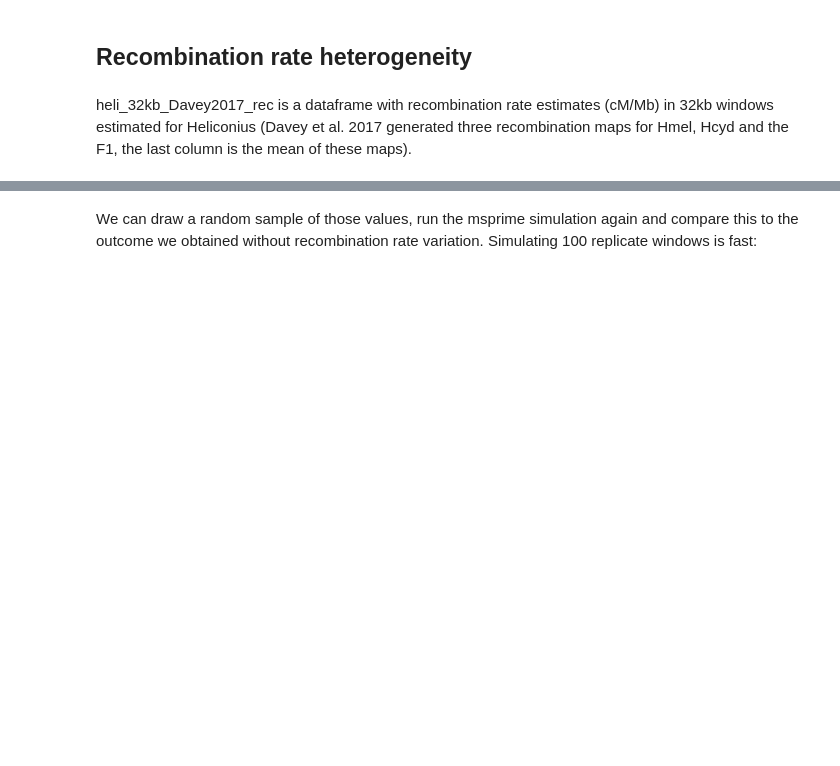
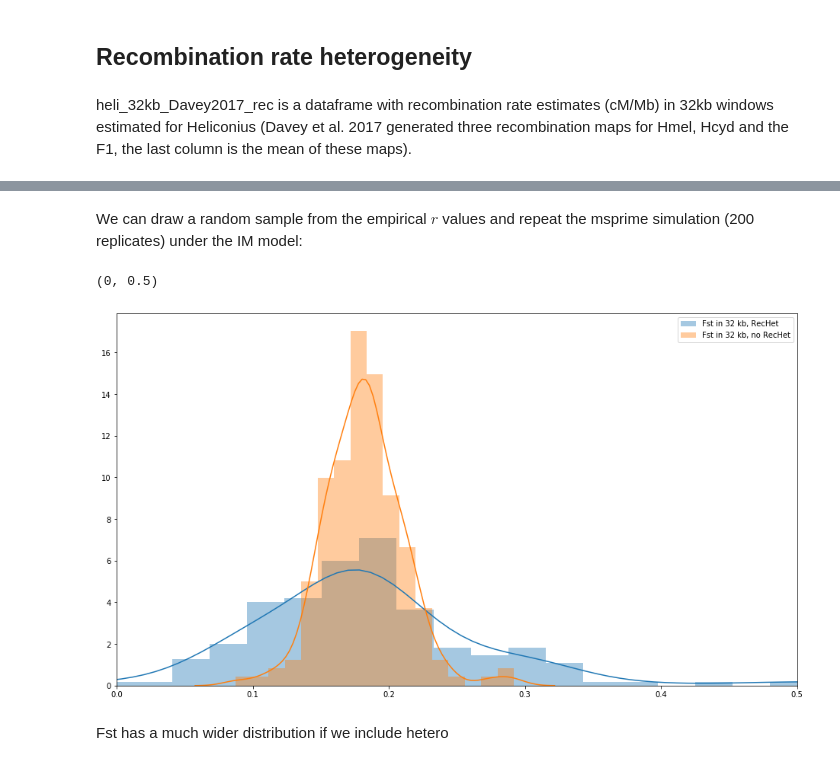
Before and after one commit to DRL/SMBE-SGE-2019, a Jupyter notebook: Session_2/Fst_short_chuncks/simulating_windowise_Fst.ipynb, the cells around one changed output, grey strips where cells are left out. Cells and saved outputs as stored; diff of their text form; code cells hidden in the pictures; blank space fills up the shorter version.

```diff
--- a/Session_2/Fst_short_chuncks/simulating_windowise_Fst.ipynb
+++ b/Session_2/Fst_short_chuncks/simulating_windowise_Fst.ipynb
@@ -339,16 +320,31 @@ plt.legend()
-# %% [markdown]
-We can draw a random sample of those values, run the msprime simulation again and compare this to the outcome we obtained without recombination rate variation.
-Simulating 100 replicate windows is fast:
+# %% [markdown]
+We can draw a random sample from the empirical $r$ values and repeat the msprime simulation (200 replicates) under the IM model:
 # %%
 #simulate replicates with different recombination rates cfr. windows
 #specify a distribution to draw values from
-recomb = np.random.choice(hapmap['Mean']/2,size=500)
+recomb = np.random.choice(hapmap['Mean']/2,size=num_reps)
 # %%
-replicates = [msprime.simulate(
+replicates_RecHet = [msprime.simulate(
         length = seqLength,
         recombination_rate = rate/10e8,
         population_configurations = population_configurations,
         demographic_events = demographic_events,
         migration_matrix =  migration_matrix,
-        mutation_rate = mu)
-for rate in recomb]
+        mutation_rate = mu) for rate in recomb]
+# %%
+fstSims_RecHet = np.zeros(num_reps)
+for index, ts in enumerate(replicates_RecHet):
+    p1 = list(ts.get_samples(0))
+    p2 = list(ts.get_samples(1))
+    fstSims_RecHet[index] = calculate_Fst(ts,samplesets=[p1,p2])[0]
+# %%
+fig, ax = plt.subplots(figsize=(16,9))
+sns.distplot(fstSims_RecHet, label='Fst in 32 kb, RecHet')
+sns.distplot(fstSims, label='Fst in 32 kb, no RecHet')
+plt.legend()
+ax.set_xlim((0, 0.5))
+# %% [output]
+(0, 0.5)
+[figure, added]
+# %% [markdown]
+Fst has a much wider distribution if we include hetero
```
Also changed, not shown: parts of 19 cells of this notebook.
